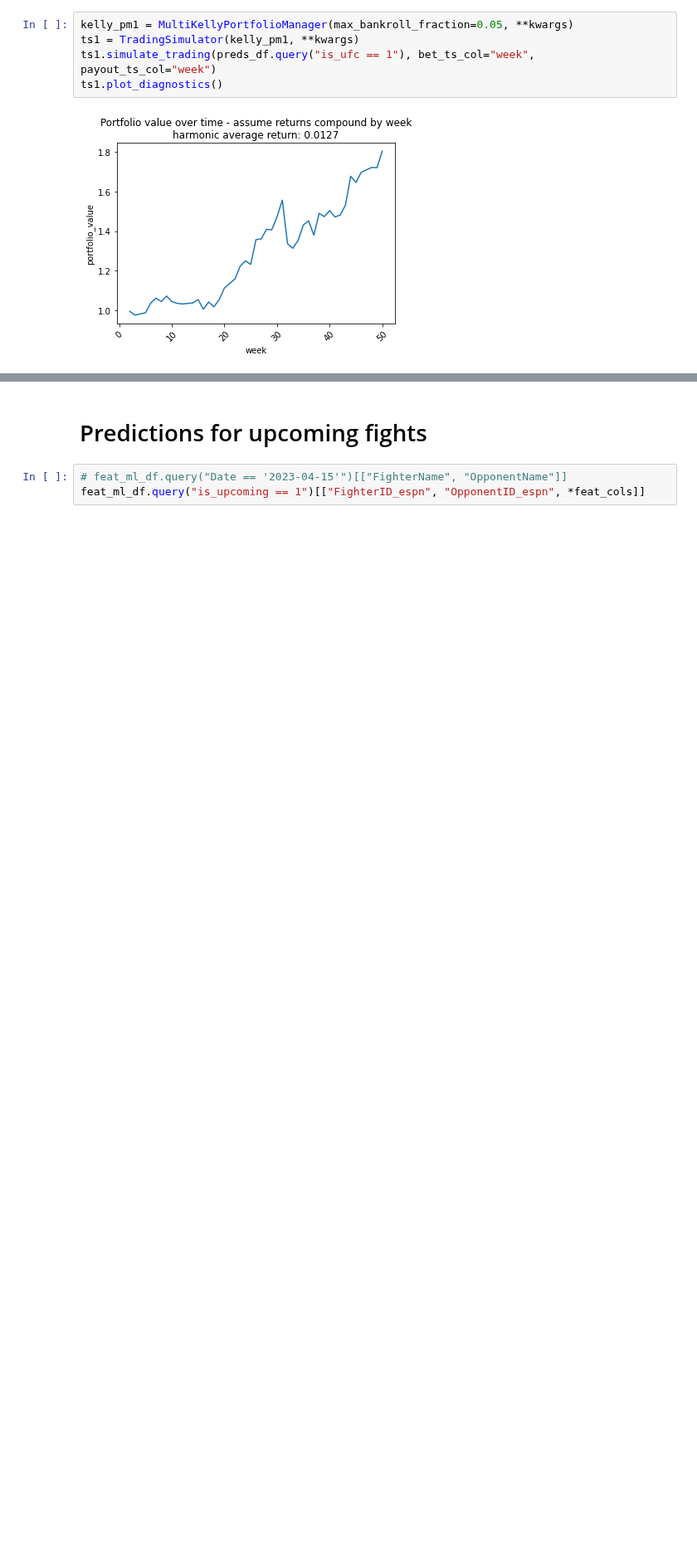
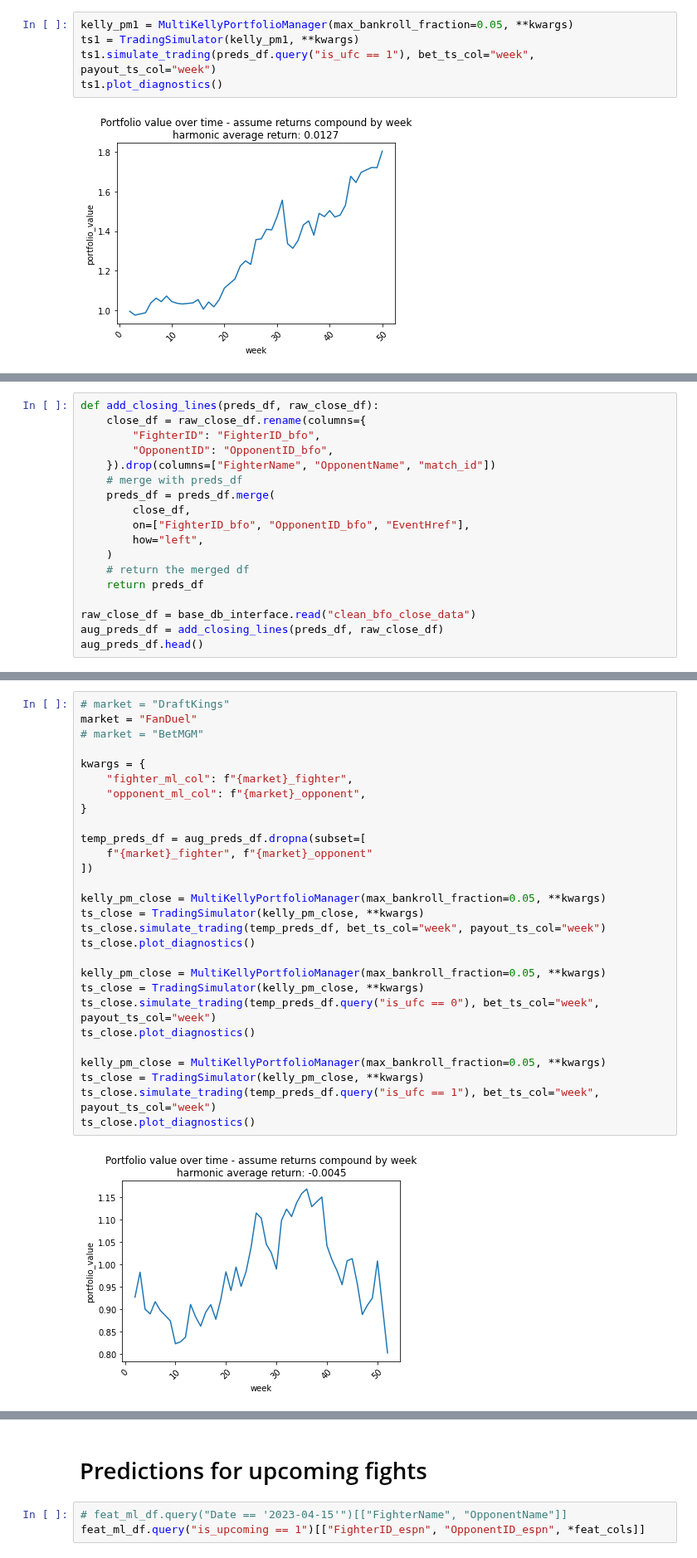
Before and after one commit to John-Curcio/sports, a Jupyter notebook: EXPERIMENTS/2023-04-10_base_template.ipynb, the cells around one changed output, grey strips where cells are left out. Shown at 83% size. Drawn from its saved outputs; the diff is of its cells as text; blank space fills up the shorter version.

```diff
--- a/EXPERIMENTS/2023-04-10_base_template.ipynb
+++ b/EXPERIMENTS/2023-04-10_base_template.ipynb
@@ -937,0 +789,18 @@ ts_close.plot_diagnostics()
+# %%
+def add_closing_lines(preds_df, raw_close_df):
+    close_df = raw_close_df.rename(columns={
+        "FighterID": "FighterID_bfo",
+        "OpponentID": "OpponentID_bfo",
+    }).drop(columns=["FighterName", "OpponentName", "match_id"])
+    # merge with preds_df
+    preds_df = preds_df.merge(
+        close_df,
+        on=["FighterID_bfo", "OpponentID_bfo", "EventHref"],
+        how="left",
+    )
+    # return the merged df
+    return preds_df
+
+raw_close_df = base_db_interface.read("clean_bfo_close_data")
+aug_preds_df = add_closing_lines(preds_df, raw_close_df)
+aug_preds_df.head()
@@ -937,0 +835,30 @@ ts_close.plot_diagnostics()
+# %%
+# market = "DraftKings"
+market = "FanDuel"
+# market = "BetMGM"
+
+kwargs = {
+    "fighter_ml_col": f"{market}_fighter",
+    "opponent_ml_col": f"{market}_opponent",
+}
+
+temp_preds_df = aug_preds_df.dropna(subset=[
+    f"{market}_fighter", f"{market}_opponent"
+])
+
+kelly_pm_close = MultiKellyPortfolioManager(max_bankroll_fraction=0.05, **kwargs)
+ts_close = TradingSimulator(kelly_pm_close, **kwargs)
+ts_close.simulate_trading(temp_preds_df, bet_ts_col="week", payout_ts_col="week")
+ts_close.plot_diagnostics()
+
+kelly_pm_close = MultiKellyPortfolioManager(max_bankroll_fraction=0.05, **kwargs)
+ts_close = TradingSimulator(kelly_pm_close, **kwargs)
+ts_close.simulate_trading(temp_preds_df.query("is_ufc == 0"), bet_ts_col="week", payout_ts_col="week")
+ts_close.plot_diagnostics()
+
+kelly_pm_close = MultiKellyPortfolioManager(max_bankroll_fraction=0.05, **kwargs)
+ts_close = TradingSimulator(kelly_pm_close, **kwargs)
+ts_close.simulate_trading(temp_preds_df.query("is_ufc == 1"), bet_ts_col="week", payout_ts_col="week")
+ts_close.plot_diagnostics()
+# %% [output]
+[figure, added]
```
Also changed, not shown: parts of 24 cells of this notebook, 1 other file.
